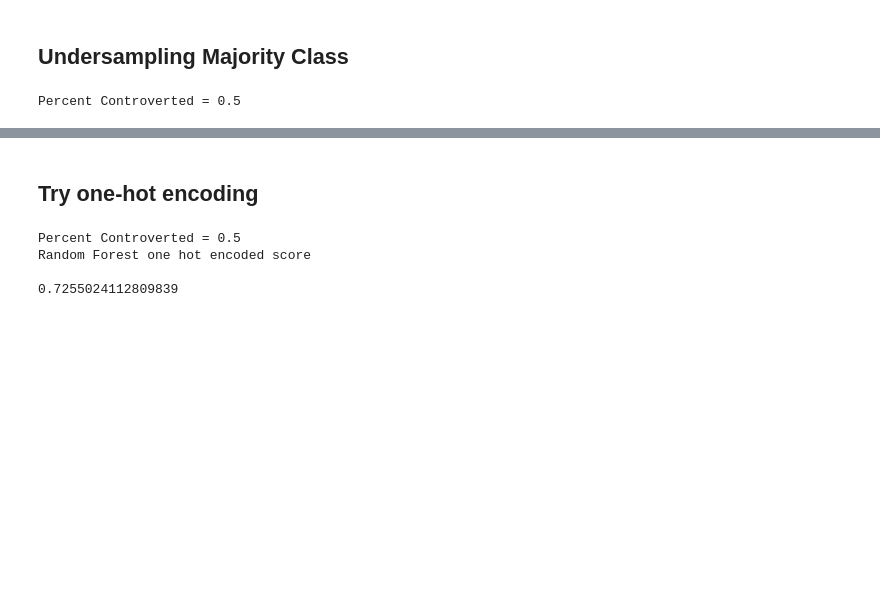
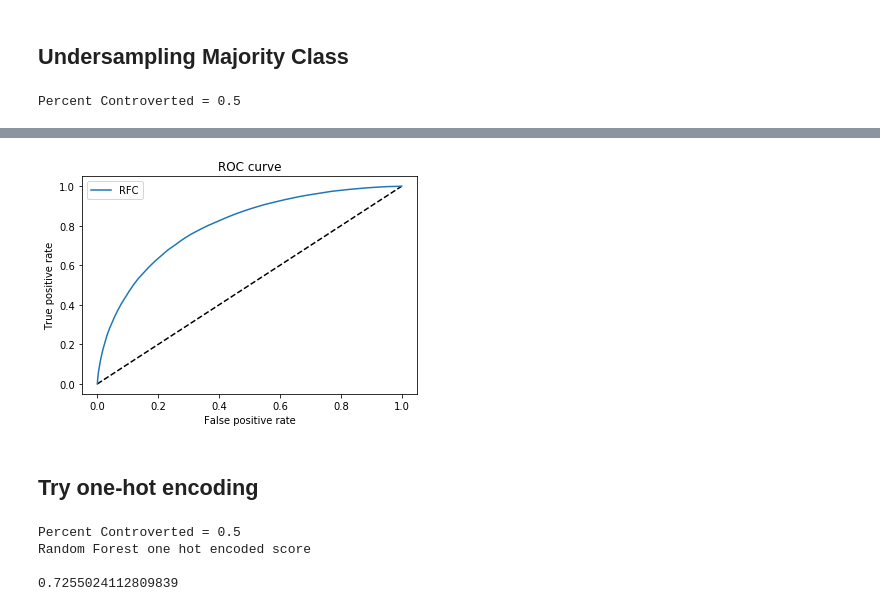
Before and after one commit to cbevis/U3_Capstone, a Jupyter notebook: NYS_Assembled_Workers2.ipynb, the cells around one changed output, grey strips where cells are left out. Drawn from its saved outputs; the diff is of its cells as text; code cells hidden in the pictures; blank space fills up the shorter version.

```diff
--- a/NYS_Assembled_Workers2.ipynb
+++ b/NYS_Assembled_Workers2.ipynb
@@ -663,3 +710,18 @@ The recall score of this model is: 0.706247
+# %%
+y_pred_prob = rfc.predict_proba(X_test)[:, 1]
+
+plt.figure(1)
+plt.plot([0, 1], [0, 1], 'k--')
+fpr_rfc, tpr_rfc, _ = roc_curve(y_test, y_pred_prob)
+plt.plot(fpr_rfc, tpr_rfc, label='RFC')
+
+plt.xlabel('False positive rate')
+plt.ylabel('True positive rate')
+plt.title('ROC curve')
+plt.legend(loc='best')
+plt.show()
+# %% [output]
+[figure, added]
 # %% [markdown]
 ## Try one-hot encoding
 # %%
```
Also changed, not shown: parts of 19 cells of this notebook.
